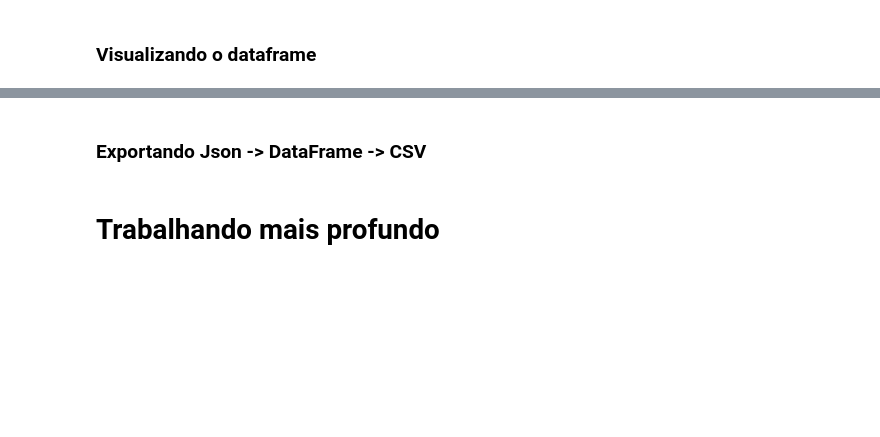
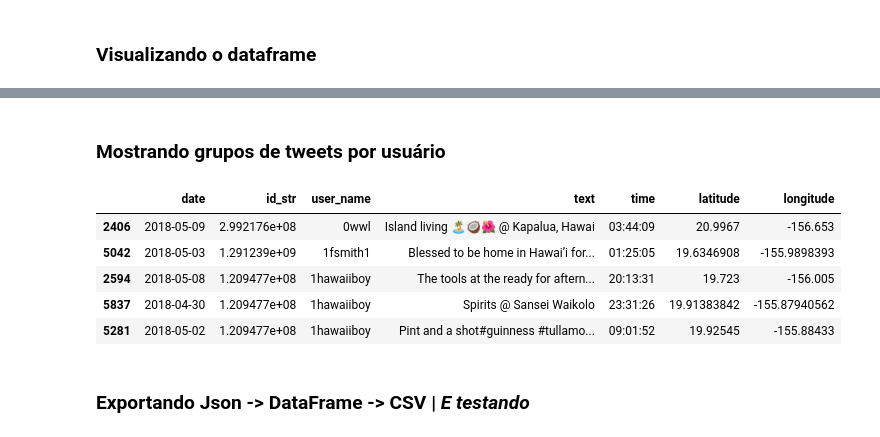
Before and after one commit to XAnakar/ICVDisaster, a Jupyter notebook: normalization/Cleaning Data/json2csv.ipynb, the cells around one changed output, grey strips where cells are left out. Cells and saved outputs as stored; diff of their text form; code cells hidden in the pictures; blank space fills up the shorter version.

```diff
--- a/normalization/Cleaning Data/json2csv.ipynb
+++ b/normalization/Cleaning Data/json2csv.ipynb
@@ -114,0 +129,9 @@ data.columns = ['date', 'id_str','user_name','text', 'time', 'latitude', 'longit
+# %%
+#pegando os 'user_name' do perfis spams
+for names in set(spams['user_name']):
+    print(names)
+    #Essa linha exclui todos os perfis com base no indice de cada 'user_name'
+    data.drop(data[data['user_name'] == names ].index, inplace = True)
+
+# teste de perfil deletado
+#data[data['user_name'].str.match('QuakesToday')]
@@ -115,3 +156,15 @@ data.columns = ['date', 'id_str','user_name','text', 'time', 'latitude', 'longit
+# %% [markdown]
+### Mostrando grupos de tweets por usuário
+# %%
+data.sort_values('user_name', inplace = True)
+data.head()
+# %% [output]
+|  | date | id_str | user_name | text | time | latitude | longitude |
+| 2406 | 2018-05-09 | 2.992176e+08 | 0wwl | Island living 🏝🥥🌺 @ Kapalua, Hawai | 03:44:09 | 20.9967 | -156.653 |
+| 5042 | 2018-05-03 | 1.291239e+09 | 1fsmith1 | Blessed to be home in Hawai’i for... | 01:25:05 | 19.6346908 | -155.9898393 |
+| 2594 | 2018-05-08 | 1.209477e+08 | 1hawaiiboy | The tools at the ready for aftern... | 20:13:31 | 19.723 | -156.005 |
+| 5837 | 2018-04-30 | 1.209477e+08 | 1hawaiiboy | Spirits @ Sansei Waikolo | 23:31:26 | 19.91383842 | -155.87940562 |
+| 5281 | 2018-05-02 | 1.209477e+08 | 1hawaiiboy | Pint and a shot#guinness #tullamo... | 09:01:52 | 19.92545 | -155.88433 |
 # %% [markdown]
-### Exportando Json -> DataFrame -> CSV
+### Exportando Json -> DataFrame -> CSV | *E testando*
 # %%
@@ -119,2 +171,0 @@ data.to_csv("Opa.csv",  index = None)
-# %% [markdown]
-# Trabalhando mais profundo
```
Also changed, not shown: parts of 21 cells of this notebook, 6 other files.
